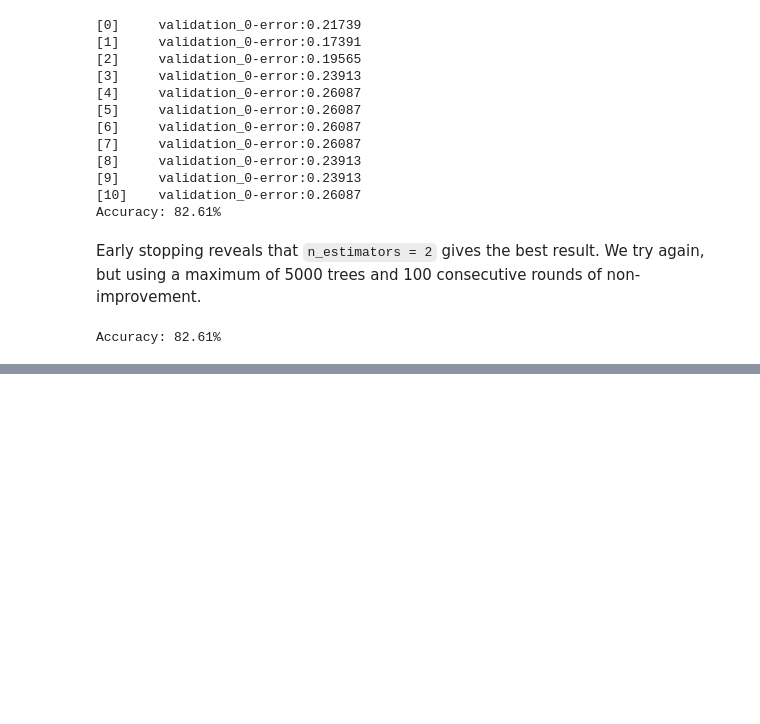
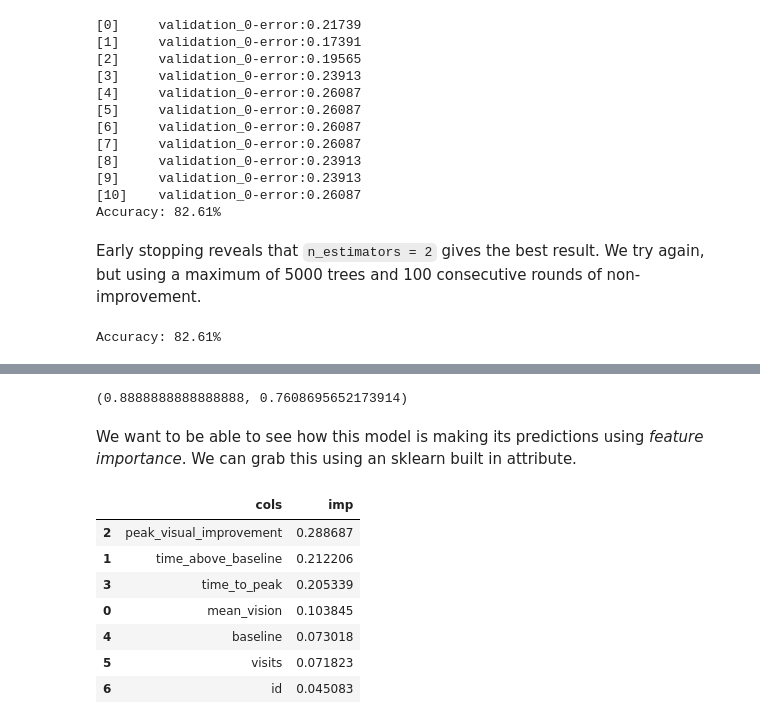
Before and after one commit to charlieoneill23/charliemacuject, a Jupyter notebook: pharma_reports/dme.ipynb, the cells around one changed output, grey strips where cells are left out. Saved outputs shown, nothing was run; the diff lists cells and outputs as text; code cells hidden in the pictures; blank space fills up the shorter version.

```diff
--- a/pharma_reports/dme.ipynb
+++ b/pharma_reports/dme.ipynb
@@ -418,0 +447,6 @@ Accuracy: 82.61%
+# %%
+def rf(xs, y, n_estimators=40, max_samples=135,
+      max_features=0.5, min_samples_leaf=5, **kwargs):
+    return RandomForestClassifier(n_jobs=-1, n_estimators=n_estimators,
+                                max_samples=max_samples, max_features=max_features,
+                                min_samples_leaf=min_samples_leaf, oob_score=True).fit(xs,y)
@@ -418,0 +460,23 @@ Accuracy: 82.61%
+# %%
+m = rf(X_train, y_train);
+accuracy_print(m, X_train, y_train, X_test, y_test)
+# %% [output]
+(0.8888888888888888, 0.7608695652173914)
+# %% [markdown]
+We want to be able to see how this model is making its predictions using _feature importance_. We can grab this using an sklearn built in attribute.
+# %%
+def rf_feat_importance(m, df):
+    return pd.DataFrame({'cols':df.columns, 'imp':m.feature_importances_}
+                       ).sort_values('imp', ascending=False)
+# %%
+fi = rf_feat_importance(m, X_train)
+fi[:10]
+# %% [output]
+|  | cols | imp |
+| 2 | peak_visual_improvement | 0.288687 |
+| 1 | time_above_baseline | 0.212206 |
+| 3 | time_to_peak | 0.205339 |
+| 0 | mean_vision | 0.103845 |
+| 4 | baseline | 0.073018 |
+| 5 | visits | 0.071823 |
+| 6 | id | 0.045083 |
```
Also changed, not shown: parts of 13 cells of this notebook, 4 other files.
